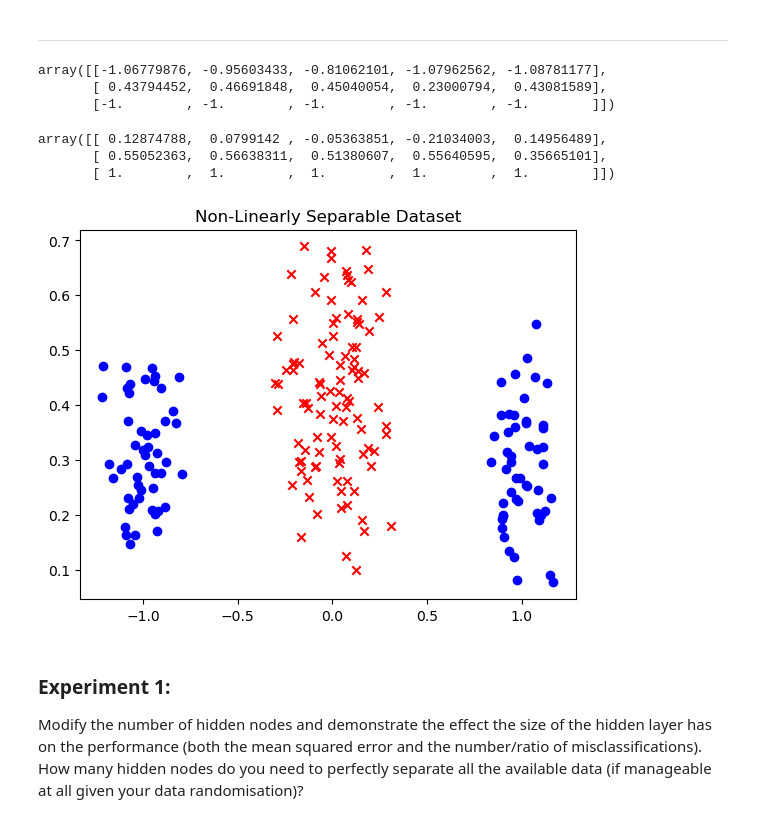
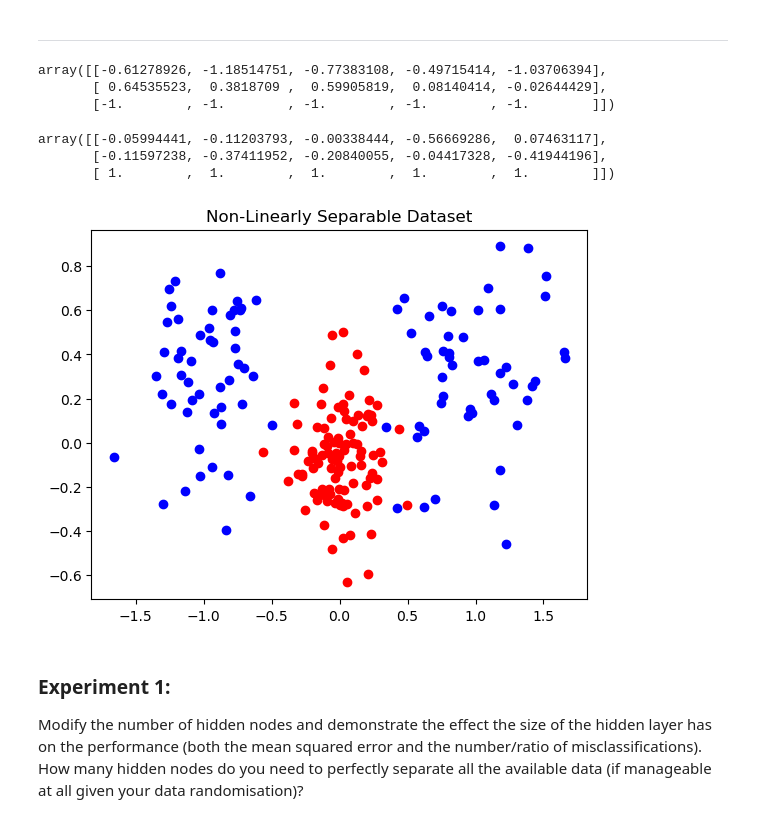
Before and after one commit to Seyoooo/ANNandDAlabs, a Jupyter notebook: Lab1b/lab1b_3_1_1_sam.ipynb, the cells around one changed output. Saved outputs shown, nothing was run; the diff lists cells and outputs as text; code cells hidden in the pictures.

```diff
--- a/Lab1b/lab1b_3_1_1_sam.ipynb
+++ b/Lab1b/lab1b_3_1_1_sam.ipynb
@@ -142,9 +142,9 @@ ndata = 100
 # mA = np.array([1.0, 0.3])
 mA = np.array([1.0, 0.3])
 
-sigmaA = 0.1
-mB = np.array([0.0, 0.4])
-sigmaB = 0.15
+sigmaA = 0.3
+mB = np.array([0.0, -0.1])
+sigmaB = 0.2
 
 # Generating data for class A
 half_ndata = int(0.5 * ndata)
@@ -164,23 +164,23 @@ classB = np.vstack((classB, np.ones(ndata)))
 # %%
 classA[:,:5]
 # %% [output]
-array([[-1.06779876, -0.95603433, -0.81062101, -1.07962562, -1.08781177],
-       [ 0.43794452,  0.46691848,  0.45040054,  0.23000794,  0.43081589],
+array([[-0.61278926, -1.18514751, -0.77383108, -0.49715414, -1.03706394],
+       [ 0.64535523,  0.3818709 ,  0.59905819,  0.08140414, -0.02644429],
        [-1.        , -1.        , -1.        , -1.        , -1.        ]])
 # %%
 classB[:,:5]
 # %% [output]
-array([[ 0.12874788,  0.0799142 , -0.05363851, -0.21034003,  0.14956489],
-       [ 0.55052363,  0.56638311,  0.51380607,  0.55640595,  0.35665101],
+array([[-0.05994441, -0.11203793, -0.00338444, -0.56669286,  0.07463117],
+       [-0.11597238, -0.37411952, -0.20840055, -0.04417328, -0.41944196],
        [ 1.        ,  1.        ,  1.        ,  1.        ,  1.        ]])
 # %%
 import matplotlib.pyplot as plt
 plt.title("Non-Linearly Separable Dataset")
 plt.scatter(classA[0,:], classA[1,:], c='b', label='a', marker='o')
-plt.scatter(classB[0,:], classB[1,:], c='r', label='b', marker='x')
+plt.scatter(classB[0,:], classB[1,:], c='r', label='b', marker='o')
 plt.show()
 # %% [output]
-[figure, old version]
+[figure, new version]
 # %% [markdown]
 ### Experiment 1:
 Modify the number of hidden nodes and demonstrate the effect the size of the hidden layer has on the performance (both the mean squared error and the number/ratio of misclassifications). How many hidden nodes do you need to perfectly separate all the available data (if manageable at all given your data randomisation)?
```
Also changed, not shown: parts of 51 cells of this notebook, 31 other files.
